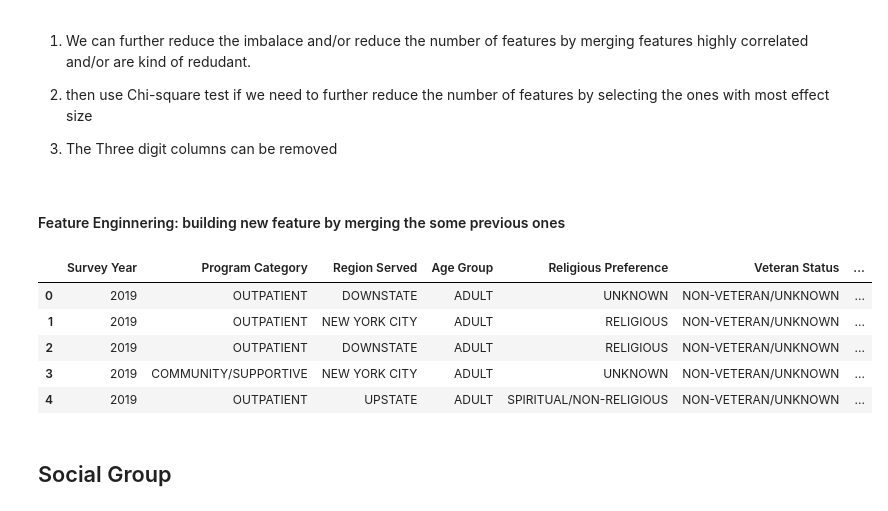
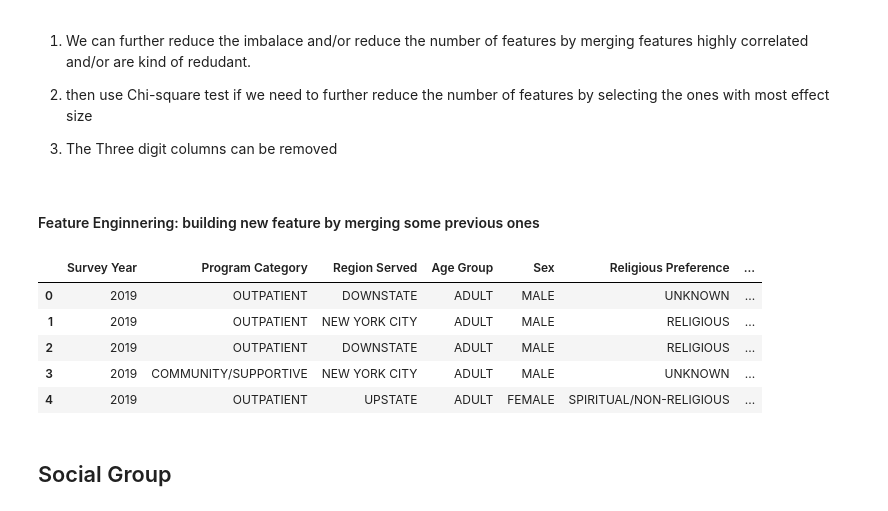
Before and after one commit to rdmouhouadi/Mental_Health_State_Prediction, a Jupyter notebook: Notebooks/EDA_&_Data_Preprocessing.ipynb, the cells around one changed output. Drawn from its saved outputs; the diff is of its cells as text; code cells hidden in the pictures.

Commit message:
EDA of the insurance group

```diff
--- a/Notebooks/EDA_&_Data_Preprocessing.ipynb
+++ b/Notebooks/EDA_&_Data_Preprocessing.ipynb
@@ -520,7 +518,7 @@ for col in columns_to_compare:
 
 3. The Three digit columns can be removed
 # %% [markdown]
-#### Feature Enginnering: building new feature by merging the some previous ones
+#### Feature Enginnering: building new feature by merging some previous ones
 # %%
 def gender_identity_group(row):
     sex = row['Sex']
@@ -538,40 +536,42 @@ def gender_identity_group(row):
     else:
         return 'Unclear'
 
 def cultural_group(row):
     race = row['Race']
     lang = row['Preferred Language']
     eth = row['Hispanic Ethnicity']
 
     if race == 'WHITE' and lang == 'ENGLISH' and eth == 'NON-HISPANIC':
         return 'Majority US'
     elif eth == 'HISPANIC':
         return 'Hispanic'
     elif race == 'MULTI-RACIAL':
         return 'Multiracial'
     elif lang not in ['ENGLISH', 'UNKNOWN']:
         return 'Immigrant/Other Lang'
     else:
         return 'Unknown'
 
 
 #Apply
 Demographic_cat_agg_feat_merg = Demographic_cat_agg.copy()
 
 Demographic_cat_agg_feat_merg['Gender Identity Group'] = Demographic_cat_agg_feat_merg.apply(gender_identity_group, axis=1)
 
 Demographic_cat_agg_feat_merg['Cultural Group'] = Demographic_cat_agg_feat_merg.apply(cultural_group, axis=1)
 
-Demographic_cat_agg_feat_merg.drop(columns=['Sex', 'Transgender', 'Sexual Orientation', 'Race', 'Preferred Language', 'Hispanic Ethnicity', 'Three Digit Residence Zip Code'], inplace=True)
+#Demographic_cat_agg_feat_merg.drop(columns=['Sex', 'Transgender', 'Sexual Orientation', 'Race', 'Preferred Language', 'Hispanic Ethnicity', 'Three Digit Residence Zip Code'], inplace=True)
+
+Demographic_cat_agg_feat_merg.drop(columns=['Transgender', 'Sexual Orientation', 'Race', 'Preferred Language', 'Hispanic Ethnicity', 'Three Digit Residence Zip Code'], inplace=True)
 
 Demographic_cat_agg_feat_merg.head()
 # %% [output]
-|  | Survey Year | Program Category | Region Served | Age Group | Religious Preference | Veteran Status | ... |
-| 0 | 2019 | OUTPATIENT | DOWNSTATE | ADULT | UNKNOWN | NON-VETERAN/UNKNOWN | ... |
-| 1 | 2019 | OUTPATIENT | NEW YORK CITY | ADULT | RELIGIOUS | NON-VETERAN/UNKNOWN | ... |
-| 2 | 2019 | OUTPATIENT | DOWNSTATE | ADULT | RELIGIOUS | NON-VETERAN/UNKNOWN | ... |
-| 3 | 2019 | COMMUNITY/SUPPORTIVE | NEW YORK CITY | ADULT | UNKNOWN | NON-VETERAN/UNKNOWN | ... |
-| 4 | 2019 | OUTPATIENT | UPSTATE | ADULT | SPIRITUAL/NON-RELIGIOUS | NON-VETERAN/UNKNOWN | ... |
+|  | Survey Year | Program Category | Region Served | Age Group | Sex | Religious Preference | ... |
+| 0 | 2019 | OUTPATIENT | DOWNSTATE | ADULT | MALE | UNKNOWN | ... |
+| 1 | 2019 | OUTPATIENT | NEW YORK CITY | ADULT | MALE | RELIGIOUS | ... |
+| 2 | 2019 | OUTPATIENT | DOWNSTATE | ADULT | MALE | RELIGIOUS | ... |
+| 3 | 2019 | COMMUNITY/SUPPORTIVE | NEW YORK CITY | ADULT | MALE | UNKNOWN | ... |
+| 4 | 2019 | OUTPATIENT | UPSTATE | ADULT | FEMALE | SPIRITUAL/NON-RELIGIOUS | ... |
 # %% [markdown]
 ## Social Group
 # %%
```
Also changed, not shown: parts of 15 cells of this notebook.
